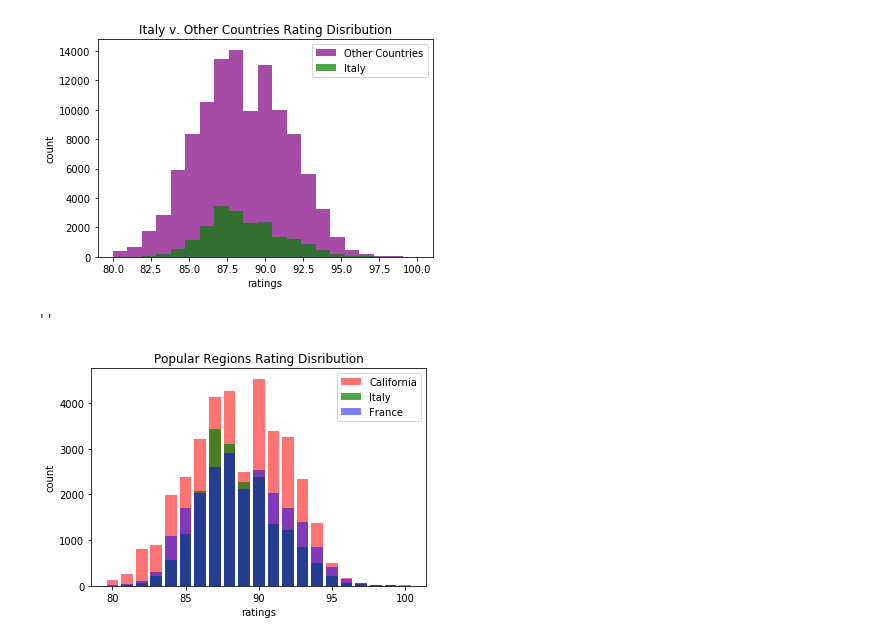
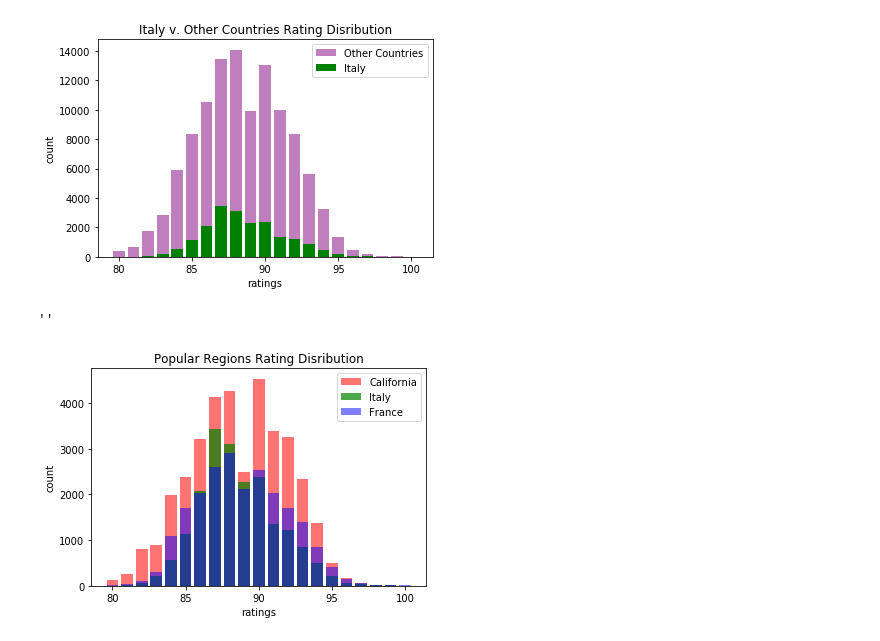
Before and after one commit to hberginc/wine_ratings_data_analysis, a Jupyter notebook: notebooks/hypotheses_visuals.ipynb, the cells around one changed output. Cells and saved outputs as stored; diff of their text form; code cells hidden in the pictures.

```diff
--- a/notebooks/hypotheses_visuals.ipynb
+++ b/notebooks/hypotheses_visuals.ipynb
@@ -30,21 +22,22 @@ import seaborn as sns
     #use cleaning functions
 df = cleaned
 # %%
-non_it = region_based_df(df, 'country','Italy', equal_to = False)
-italian= region_based_df(df, 'country','Italy')
+italian_count = region_based_df(df, 'country','Italy').groupby('points').count().reset_index()
+non_it_count = non_it = region_based_df(df, 'country','Italy', equal_to = False).groupby('points').count().reset_index()
+
 
 fig, ax = plt.subplots(1)
-ax.hist(non_it['points'], bins = 21, label='Other Countries', color = 'purple', alpha = 0.7)
-ax.hist(italian['points'], bins = 21, label = 'Italy', color = 'g', alpha = 0.7)
+ax.bar('points', height= 'country' , data = non_it_count, label='Other Countries', color = 'purple', alpha = 0.5)
+ax.bar('points', height = 'country' , data = italian_count, label = 'Italy', color = 'g', alpha = 1)
 ax.set_xlabel('ratings')
 ax.set_ylabel('count')
 ax.set_title('Italy v. Other Countries Rating Disribution')
 ax.legend()
 # plt.savefig('Italy_Other_hist.png')
 plt.show()
 ;
 # %% [output]
-[figure, old version]
+[figure, new version]
 ''
 # %%
 italian_count = region_based_df(df, 'country','Italy').groupby('points').count().reset_index()
```
Also changed, not shown: parts of 4 cells of this notebook, 9 other files.
